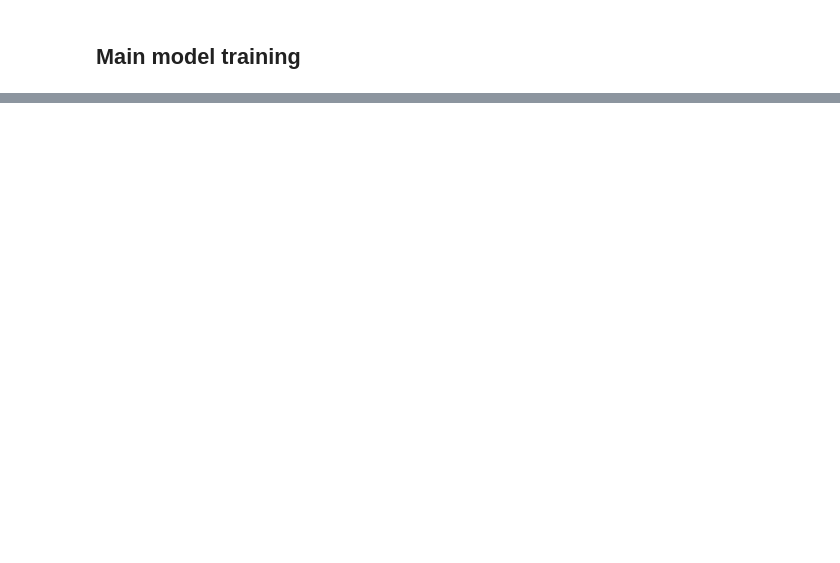
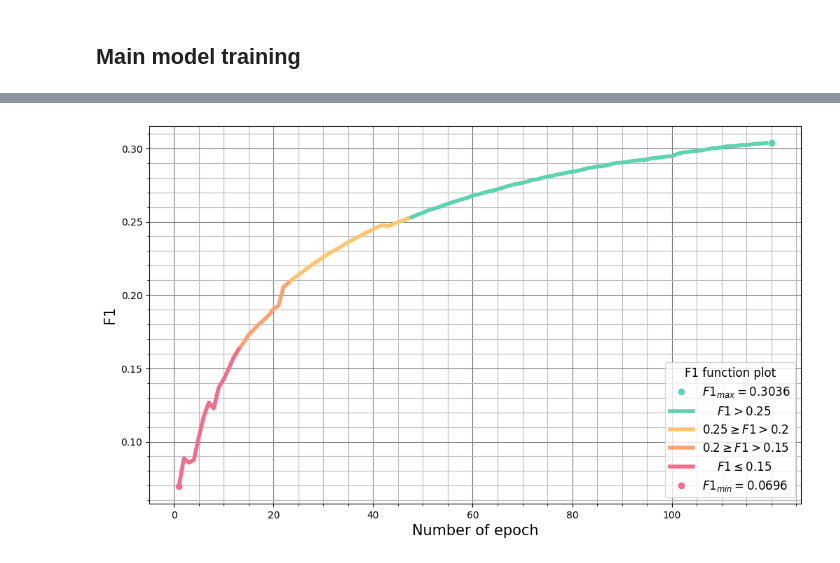
Before and after one commit to zer0deck/transformer_chatbot, a Jupyter notebook: results.ipynb, the cells around one changed output, grey strips where cells are left out. Drawn from its saved outputs; the diff is of its cells as text; code cells hidden in the pictures; blank space fills up the shorter version.

```diff
--- a/results.ipynb
+++ b/results.ipynb
@@ -258,0 +384,8 @@ model.train_classificators()
+# %%
+f1 = [list(filter(lambda x: x< 0.15, history['_count_f1'])), list(filter(lambda x: 0.20 >x>= 0.15, history['_count_f1'])), list(filter(lambda x: 0.25 > x >= 0.20, history['_count_f1'])), list(filter(lambda x: x >= 0.25, history['_count_f1']))]
+f1[0].extend([f1[1][0], f1[1][1]])
+f1[1].extend([f1[2][0], f1[2][1]])
+f1[2].extend([f1[3][0], f1[3][1]])
+plot_results(f1, 'f1', [0.25, 0.20, 0.15, 0.15])
+# %% [output]
+[figure, added]
```
Also changed, not shown: parts of 16 cells of this notebook, 14 other files.
